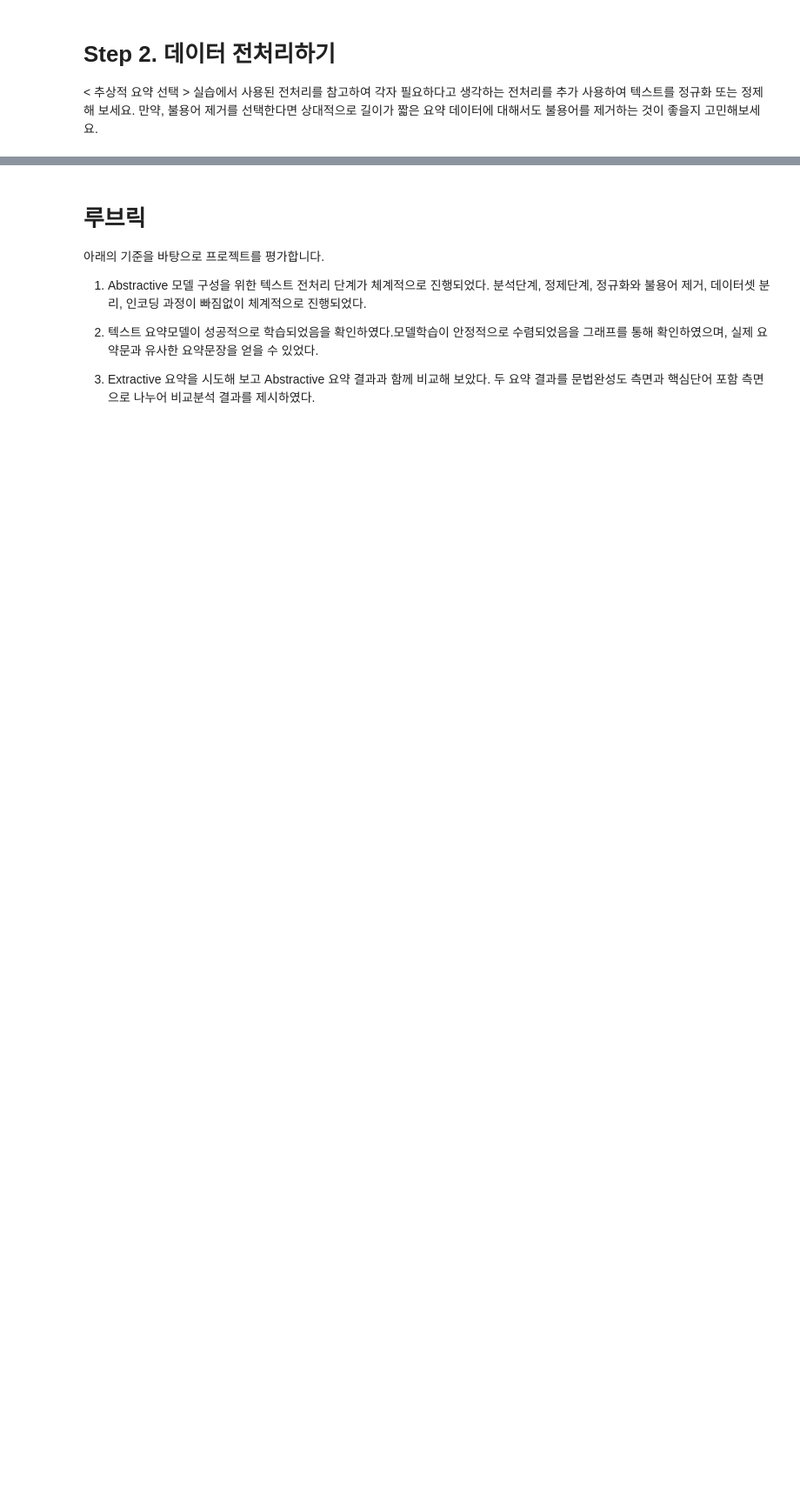
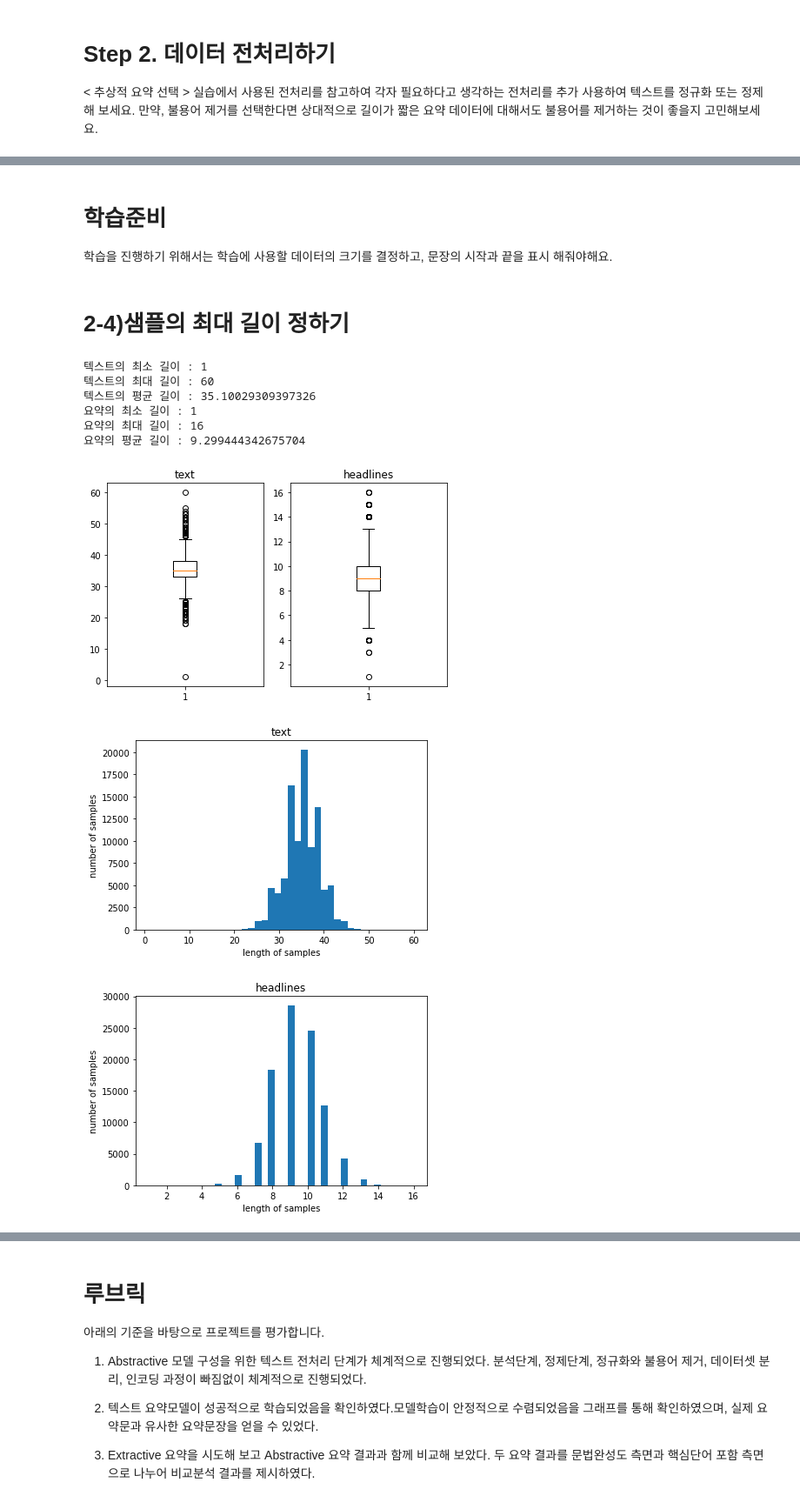
Before and after one commit to Acclesia/aiffel-project, a Jupyter notebook: [E-11] News_summary.ipynb, the cells around one changed output, grey strips where cells are left out. Shown at 87% size. Cells and saved outputs as stored; diff of their text form; code cells hidden in the pictures; blank space fills up the shorter version.

```diff
--- a/[E-11] News_summary.ipynb
+++ b/[E-11] News_summary.ipynb
@@ -41,0 +325,9 @@ print('전체 샘플수 :',(len(data)))
+# %%
+#SUMMARY 전처리
+clean_headlines = []
+
+# 전체 Summary 데이터에 대한 전처리 : 5분 이상 시간이 걸릴 수 있습니다.
+for s in data['headlines']:
+    clean_headlines.append(preprocess_sentence(s, False)) # 불용어제거 안함(FALSE)
+
+clean_headlines[:5]
@@ -41,0 +340,7 @@ print('전체 샘플수 :',(len(data)))
+# %%
+#텍스트 정제 과정에서 빈샘플 생길 수 있음 확인하기
+data['headlines'] = clean_headlines
+data['text'] = clean_text
+
+# 빈 값을 Null 값으로 변환
+data.replace('', np.nan, inplace=True) # 빈샘플을 NULL값으로 바꾼다
@@ -41,0 +353,3 @@ print('전체 샘플수 :',(len(data)))
+# %%
+data.dropna(axis=0, inplace=True)
+print('전체 샘플수 :',(len(data)))#데이터 전처리 함수
@@ -41,0 +358,50 @@ print('전체 샘플수 :',(len(data)))
+# %% [markdown]
+# 학습준비
+학습을 진행하기 위해서는 학습에 사용할 데이터의 크기를 결정하고, 문장의 시작과 끝을 표시 해줘야해요.
+# %% [markdown]
+# 2-4)샘플의 최대 길이 정하기
+# %%
+# 길이 분포 출력
+import matplotlib.pyplot as plt
+
+text_len = [len(s.split()) for s in data['text']]
+headlines_len = [len(s.split()) for s in data['headlines']]
+
+print('텍스트의 최소 길이 : {}'.format(np.min(text_len)))
+print('텍스트의 최대 길이 : {}'.format(np.max(text_len)))
+print('텍스트의 평균 길이 : {}'.format(np.mean(text_len)))
+print('요약의 최소 길이 : {}'.format(np.min(headlines_len)))
+print('요약의 최대 길이 : {}'.format(np.max(headlines_len)))
+print('요약의 평균 길이 : {}'.format(np.mean(headlines_len)))
+
+plt.subplot(1,2,1)
+plt.boxplot(text_len)
+plt.title('text')
+
+plt.subplot(1,2,2)
+plt.boxplot(headlines_len)
+plt.title('headlines')
+plt.tight_layout()
+plt.show()
+
+plt.title('text')
+plt.hist(text_len, bins = 40)
+plt.xlabel('length of samples')
+plt.ylabel('number of samples')
+plt.show()
+
+plt.title('headlines')
+plt.hist(headlines_len, bins = 40)
+plt.xlabel('length of samples')
+plt.ylabel('number of samples')
+plt.show()
+# %% [output]
+텍스트의 최소 길이 : 1
+텍스트의 최대 길이 : 60
+텍스트의 평균 길이 : 35.10029309397326
+요약의 최소 길이 : 1
+요약의 최대 길이 : 16
+요약의 평균 길이 : 9.299444342675704
+[figure, added]
+[figure, added]
+[figure, added]
```
Also changed, not shown: parts of 95 cells of this notebook.
